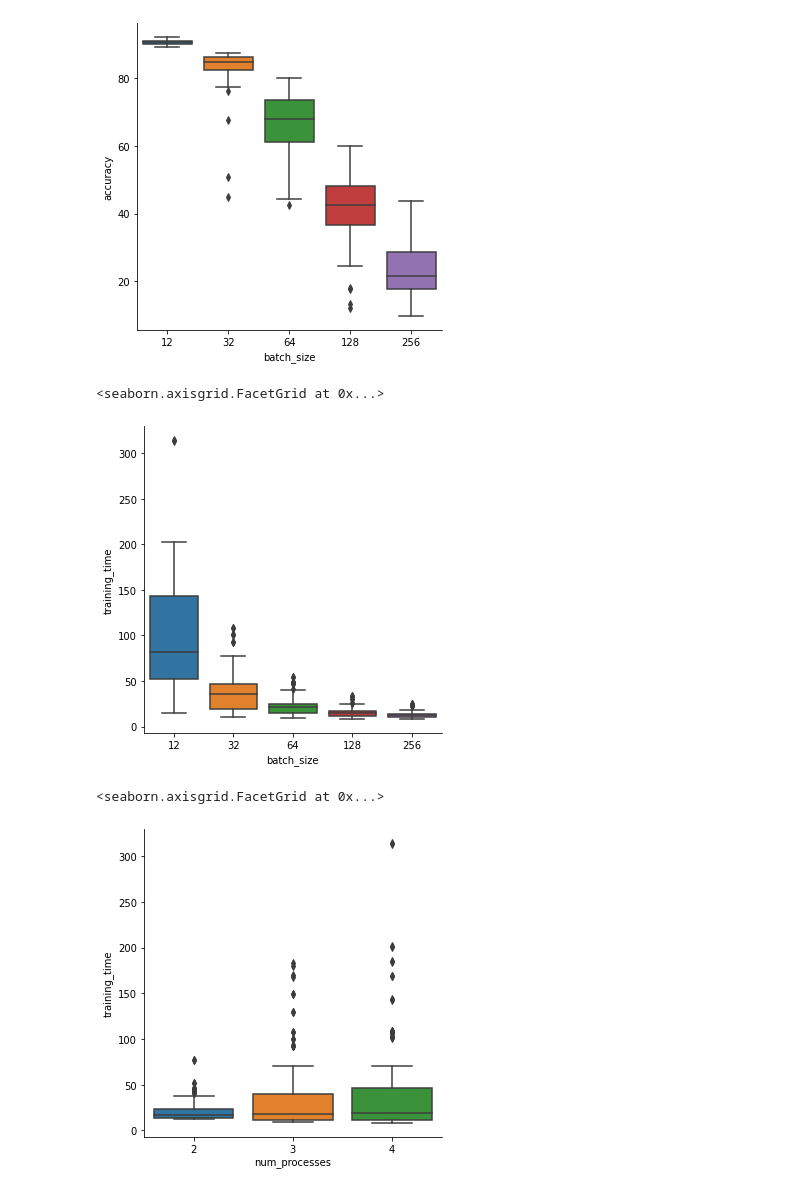
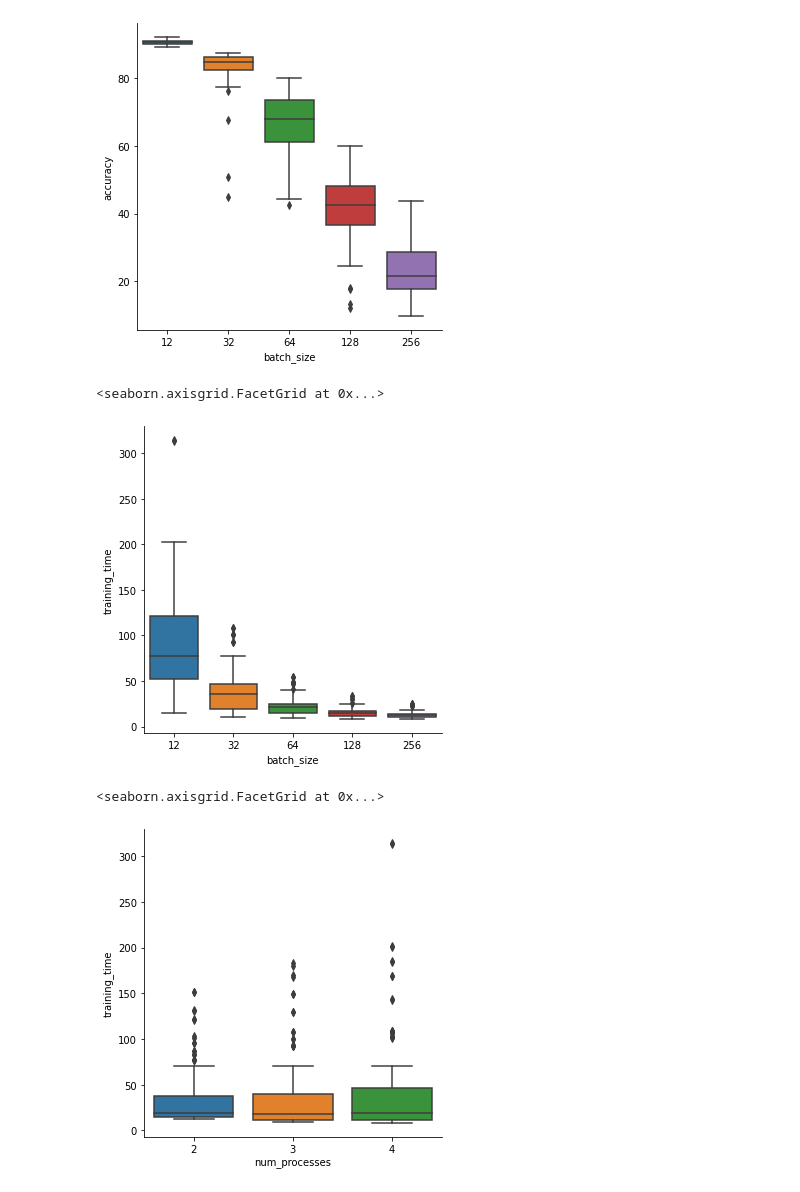
Before and after one commit to samkellerhals/parallel-deep-networks, a Jupyter notebook: src/evaluation/visualise.ipynb, the cells around one changed output. Saved outputs shown, nothing was run; the diff lists cells and outputs as text; code cells hidden in the pictures.

Commit message:
🔢 EDA for complete conv dataset

```diff
--- a/src/evaluation/visualise.ipynb
+++ b/src/evaluation/visualise.ipynb
@@ -6,5 +7,6 @@ import pandas as pd
 # %%
 metrics = pd.read_csv('../../data/exp1/log/training_metrics.csv')
+metrics['batch_size'] = 12
 metrics.head()
 # %% [output]
 |  | Unnamed: 0 | architecture | num_epochs | num_processes | threads | is_distributed | training_time | accuracy | ... |
@@ -41,3 +43,10 @@ metrics2.head()
 | 2 | 2 | conv | 2 | 4 | 13 | y | 14.637748 | 19.920000 | ... |
 | 3 | 3 | conv | 2 | 2 | 9 | y | 20.966566 | 53.200000 | ... |
 | 4 | 4 | conv | 2 | 4 | 9 | y | 34.783108 | 67.606667 | ... |
+# %%
+# select all conv metrics from experiment 1
+metrics_conv = metrics[(metrics['architecture'] == 'conv') & (metrics['is_distributed'] == 'y')]
+# %%
+# total conv model dataset
+total_conv_metrics = metrics_conv.append(metrics2)
+total_conv_metrics
@@ -52,13 +75,13 @@ sns.catplot(x='batch_size', y='accuracy', kind='box', data=metrics2)
 <seaborn.axisgrid.FacetGrid at 0x...>
 [figure]
 # %%
-sns.catplot(x='batch_size', y='training_time', kind='box', data=metrics2)
+sns.catplot(x='batch_size', y='training_time', kind='box', data=total_conv_metrics)
 # %% [output]
 <seaborn.axisgrid.FacetGrid at 0x...>
-[figure, old version]
+[figure, new version]
 # %%
-sns.catplot(x='num_processes', y='training_time', kind='box', data=metrics2)
+sns.catplot(x='num_processes', y='training_time', kind='box', data=total_conv_metrics)
 # %% [output]
 <seaborn.axisgrid.FacetGrid at 0x...>
-[figure, old version]
+[figure, new version]
 # %%
```
Also changed, not shown: parts of 5 cells of this notebook.
